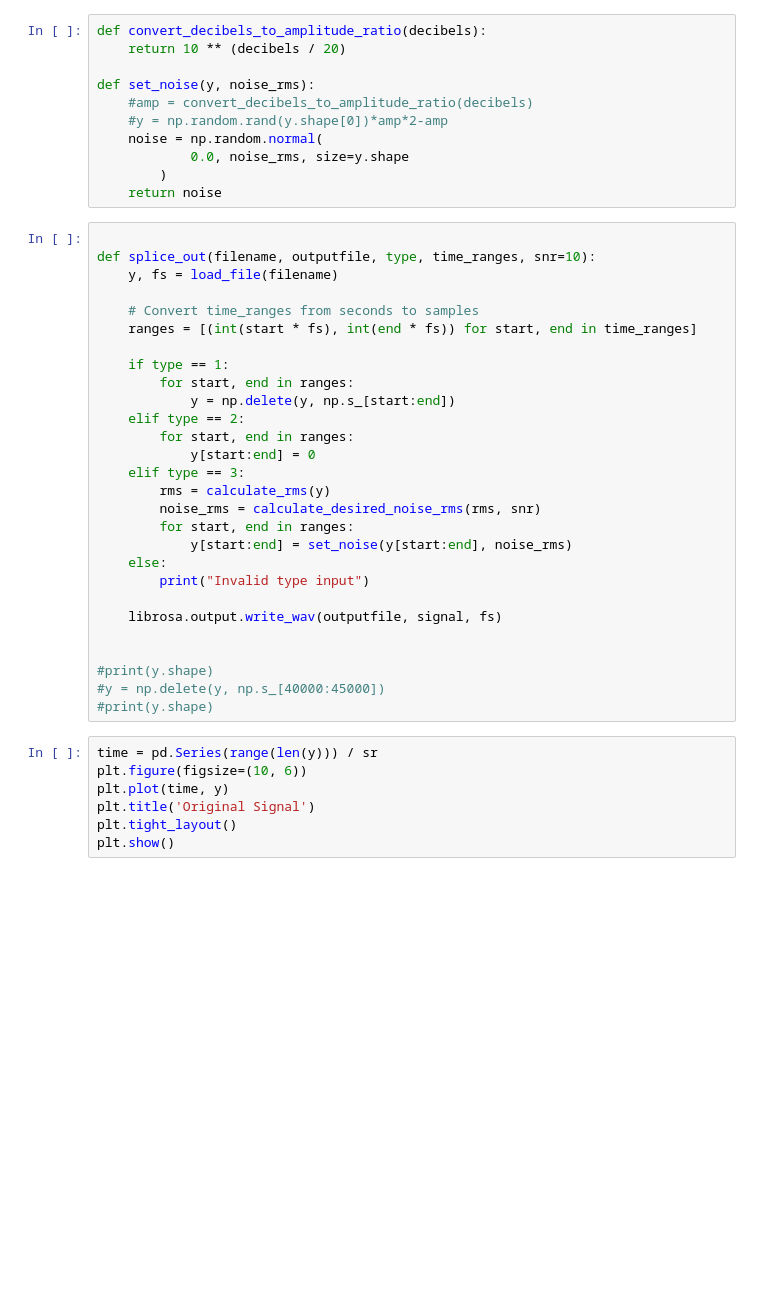
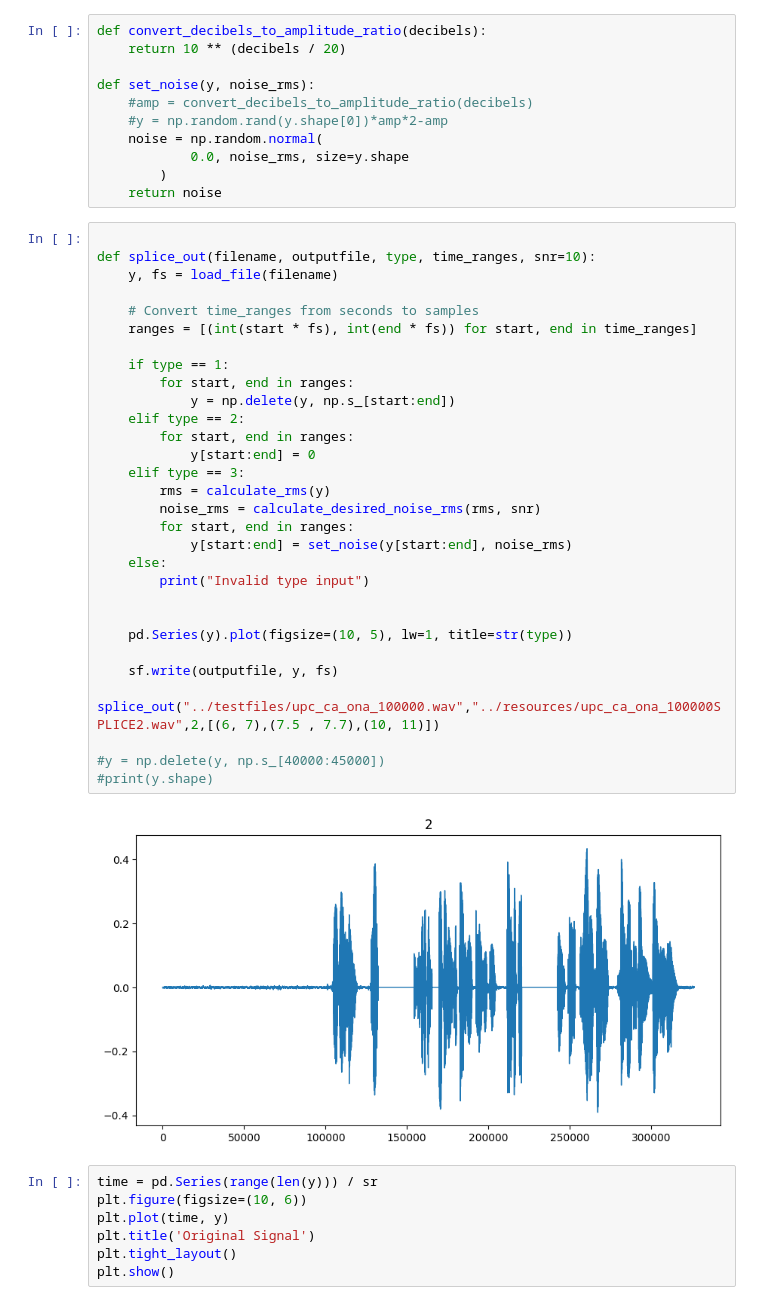
Before and after one commit to LucasTakanori/DA_programV2, a Jupyter notebook: TFG/test.ipynb, the cells around one changed output. Saved outputs shown, nothing was run; the diff lists cells and outputs as text; blank space fills up the shorter version.

```diff
--- a/TFG/test.ipynb
+++ b/TFG/test.ipynb
@@ -58,31 +58,36 @@ def set_noise(y, noise_rms):
 # %%
 
 def splice_out(filename, outputfile, type, time_ranges, snr=10):
     y, fs = load_file(filename)
 
     # Convert time_ranges from seconds to samples
     ranges = [(int(start * fs), int(end * fs)) for start, end in time_ranges]
 
     if type == 1:
         for start, end in ranges:
             y = np.delete(y, np.s_[start:end])
     elif type == 2:
         for start, end in ranges:
             y[start:end] = 0
     elif type == 3:
         rms = calculate_rms(y)
         noise_rms = calculate_desired_noise_rms(rms, snr)
         for start, end in ranges:
             y[start:end] = set_noise(y[start:end], noise_rms)
     else:
         print("Invalid type input")
 
-    librosa.output.write_wav(outputfile, signal, fs)
 
+    pd.Series(y).plot(figsize=(10, 5), lw=1, title=str(type))
 
-#print(y.shape)
+    sf.write(outputfile, y, fs)
+
+splice_out("../testfiles/upc_ca_ona_100000.wav","../resources/upc_ca_ona_100000SPLICE2.wav",2,[(6, 7),(7.5 , 7.7),(10, 11)])
+
 #y = np.delete(y, np.s_[40000:45000])
 #print(y.shape)
+# %% [output]
+[figure, added]
 # %%
 time = pd.Series(range(len(y))) / sr
 plt.figure(figsize=(10, 6))
```
Also changed, not shown: parts of 7 cells of this notebook, 19 other files.
